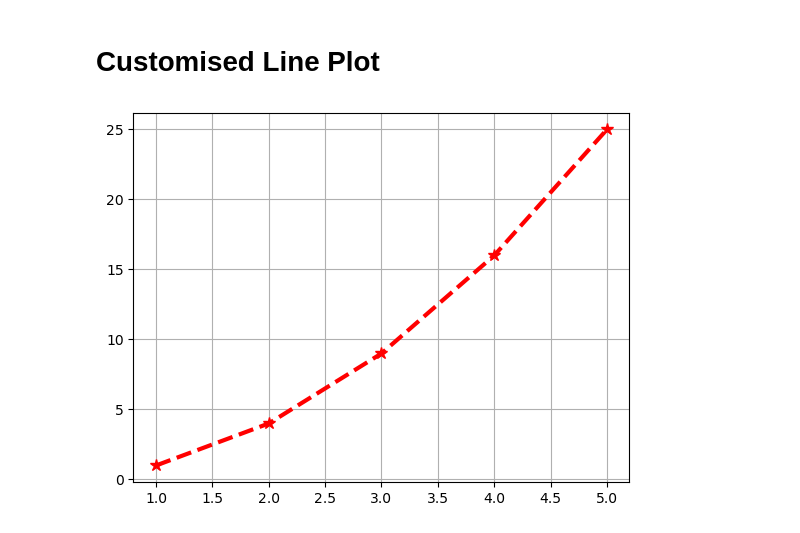
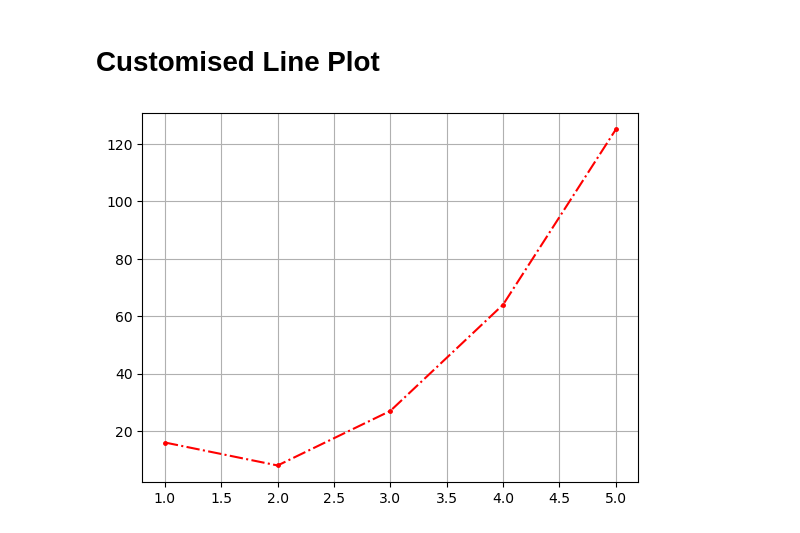
Before and after one commit to sksamad3/Data_Analyst, a Jupyter notebook: My_Codes/Section_4_Data_Analysis_libraries/4_3_Matplotlib/4_38_Matplotlib.ipynb, the cells around one changed output. Drawn from its saved outputs; the diff is of its cells as text; code cells hidden in the pictures.

```diff
--- a/My_Codes/Section_4_Data_Analysis_libraries/4_3_Matplotlib/4_38_Matplotlib.ipynb
+++ b/My_Codes/Section_4_Data_Analysis_libraries/4_3_Matplotlib/4_38_Matplotlib.ipynb
@@ -23,20 +20,17 @@ plt.show()
 # %% [markdown]
 # Customised Line Plot
-# %%
-x = [1,2,3,4,5]
-y = [1,4,9,16,25]
-
-
-# Creating a customized plot
-plt.plot(x,y,
-         color="red",
-         linestyle="dashed",
-         marker='*' ,
-         linewidth=3,
-         markersize=9)
-
-
-
-plt.grid(True)
-# %% [output]
-[figure, removed]
+# %%
+x = [1,2,3,4,5]
+y = [16,8,27,64,125]
+
+# Creating a customized line plot
+plt.plot(x,y,
+         color='red',
+         linestyle='-.',
+         marker='o',
+         linewidth='1.5',
+         markersize=2.5)
+
+plt.grid(True)
+# %% [output]
+[figure, added]
```
Also changed, not shown: parts of 22 cells of this notebook, 2 other files.
